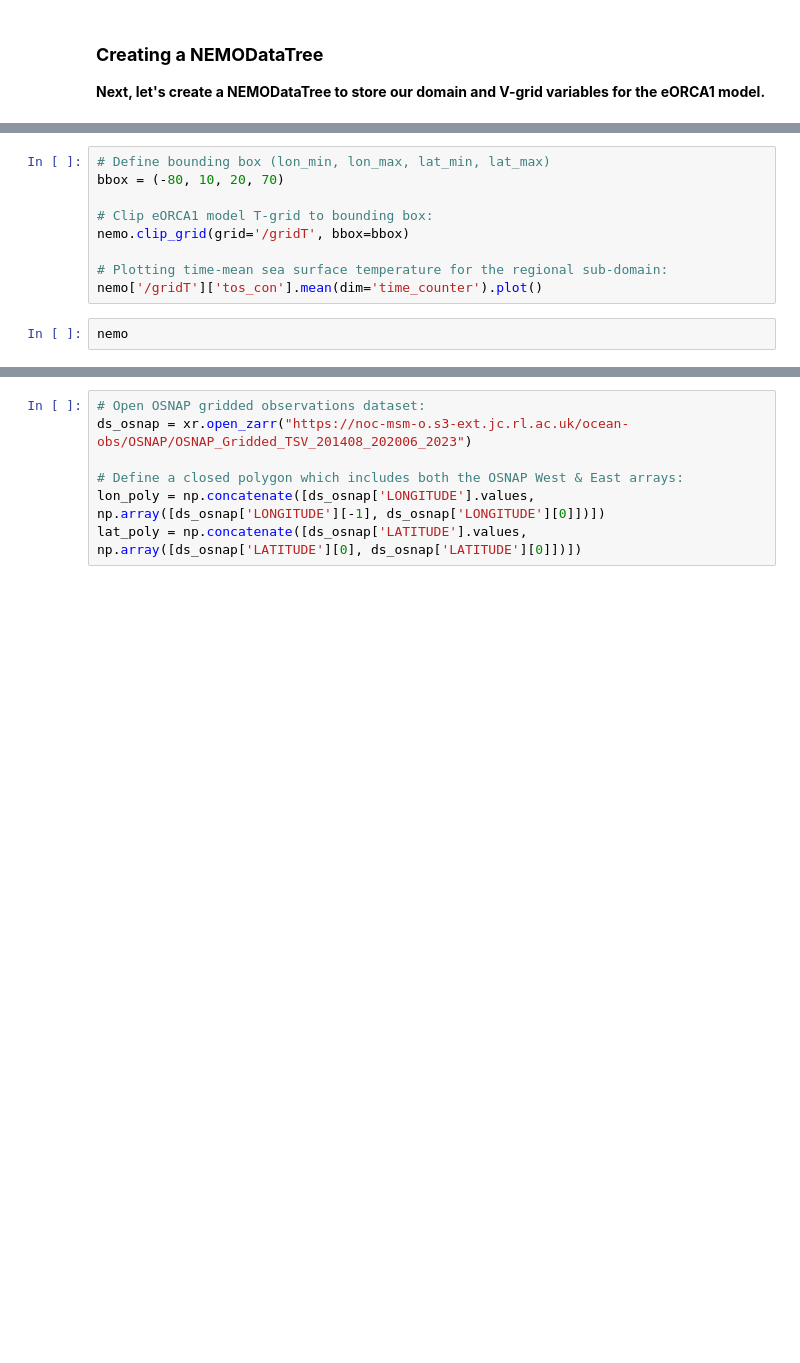
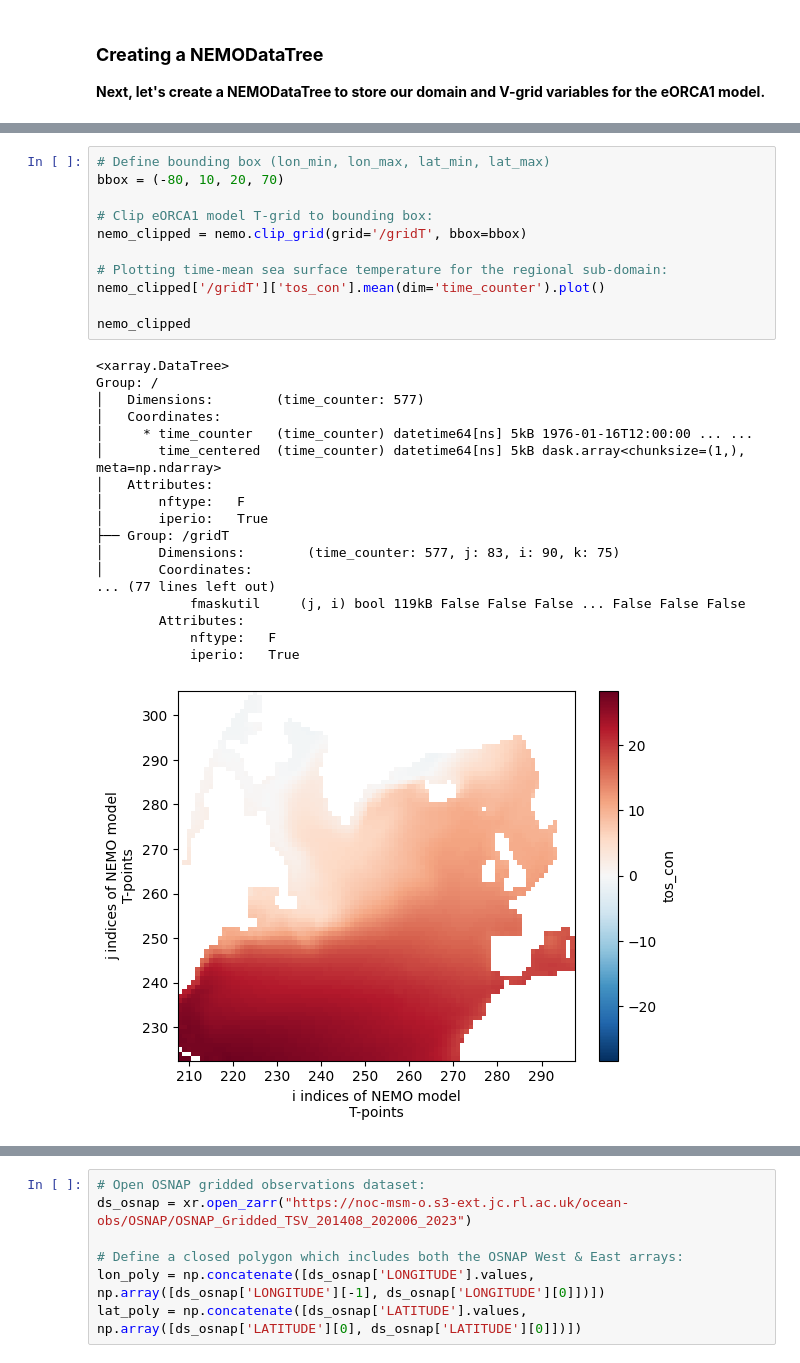
Before and after one commit to NOC-MSM/nemo_cookbook, a Jupyter notebook: recipes/recipe_masked_stats.ipynb, the cells around one changed output, grey strips where cells are left out. Saved outputs shown, nothing was run; the diff lists cells and outputs as text; blank space fills up the shorter version.

Commit message:
Update masked statistics recipe to include latest domain_cfg and clip_grid().

```diff
--- a/recipes/recipe_masked_stats.ipynb
+++ b/recipes/recipe_masked_stats.ipynb
@@ -88,14 +146,33 @@ nemo
 # %%
 # Define bounding box (lon_min, lon_max, lat_min, lat_max)
 bbox = (-80, 10, 20, 70)
 
 # Clip eORCA1 model T-grid to bounding box:
-nemo.clip_grid(grid='/gridT', bbox=bbox)
+nemo_clipped = nemo.clip_grid(grid='/gridT', bbox=bbox)
 
 # Plotting time-mean sea surface temperature for the regional sub-domain:
-nemo['/gridT']['tos_con'].mean(dim='time_counter').plot()
+nemo_clipped['/gridT']['tos_con'].mean(dim='time_counter').plot()
+
+nemo_clipped
+# %% [output]
+<xarray.DataTree>
+Group: /
+│   Dimensions:        (time_counter: 577)
+│   Coordinates:
+│     * time_counter   (time_counter) datetime64[ns] 5kB 1976-01-16T12:00:00 ... ...
+│       time_centered  (time_counter) datetime64[ns] 5kB dask.array<chunksize=(1,), meta=np.ndarray>
+│   Attributes:
+│       nftype:   F
+│       iperio:   True
+├── Group: /gridT
+│       Dimensions:        (time_counter: 577, j: 83, i: 90, k: 75)
+│       Coordinates:
+... (77 lines left out)
+            fmaskutil     (j, i) bool 119kB False False False ... False False False
+        Attributes:
+            nftype:   F
+            iperio:   True
+[figure, added]
-# %%
-nemo
 # %% [markdown]
 ### **Defining a Regional Sub-Domain using a Polygon**
 
```
Also changed, not shown: parts of 9 cells of this notebook.
